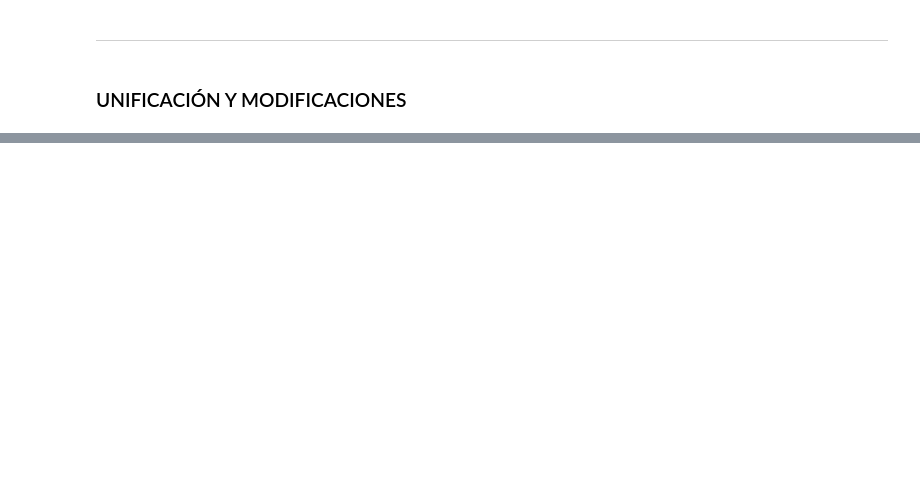
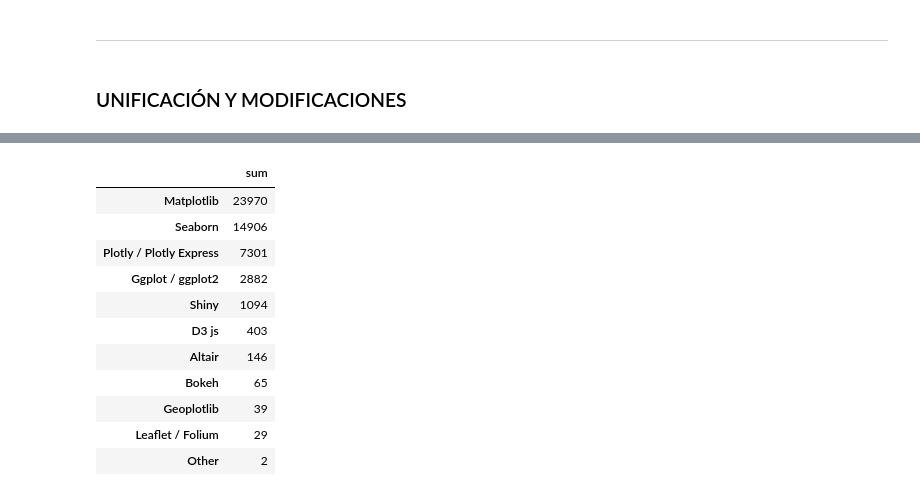
Before and after one commit to paulafuenteg/Kaggle-DS-ML-Survey, a Jupyter notebook: Exploracion_unificacion/exploracion_unificacion_data_txt.ipynb, the cells around one changed output, grey strips where cells are left out. Drawn from its saved outputs; the diff is of its cells as text; code cells hidden in the pictures; blank space fills up the shorter version.

```diff
--- a/Exploracion_unificacion/exploracion_unificacion_data_txt.ipynb
+++ b/Exploracion_unificacion/exploracion_unificacion_data_txt.ipynb
@@ -64,6 +158,6 @@ data_txt.head(2)
 # %%
-# Borramos las columnas Q33 y Q35 con el método .drop(), en las siguientes celdas comprobamos las columnas y el DF para comprobar el cambio.
+# Borramos las columnas que no nos interesan con el método .drop(), en las siguientes celdas comprobamos las columnas y el DF para comprobar el cambio.
 
-data_txt.drop(['Q33','Q35'], axis = 1, inplace = True)
+data_txt.drop(['Q33','Q35',"dispositivo", "Q13", "responsables_DS", "Q23", "Q26", "hardware", "tareas_principales"], axis = 1, inplace = True)
 # %%
 data_txt.columns
@@ -104,0 +284,16 @@ df_sum_herramientas
+# %%
+df_sum_herramientas.rename(columns = {0:'sum'}, inplace= True)
+df_sum_herramientas
+# %% [output]
+|  | sum |
+| Matplotlib | 23970 |
+| Seaborn | 14906 |
+| Plotly / Plotly Express | 7301 |
+| Ggplot / ggplot2 | 2882 |
+| Shiny | 1094 |
+| D3 js | 403 |
+| Altair | 146 |
+| Bokeh | 65 |
+| Geoplotlib | 39 |
+| Leaflet / Folium | 29 |
+| Other | 2 |
```
Also changed, not shown: parts of 20 cells of this notebook, 6 other files.
